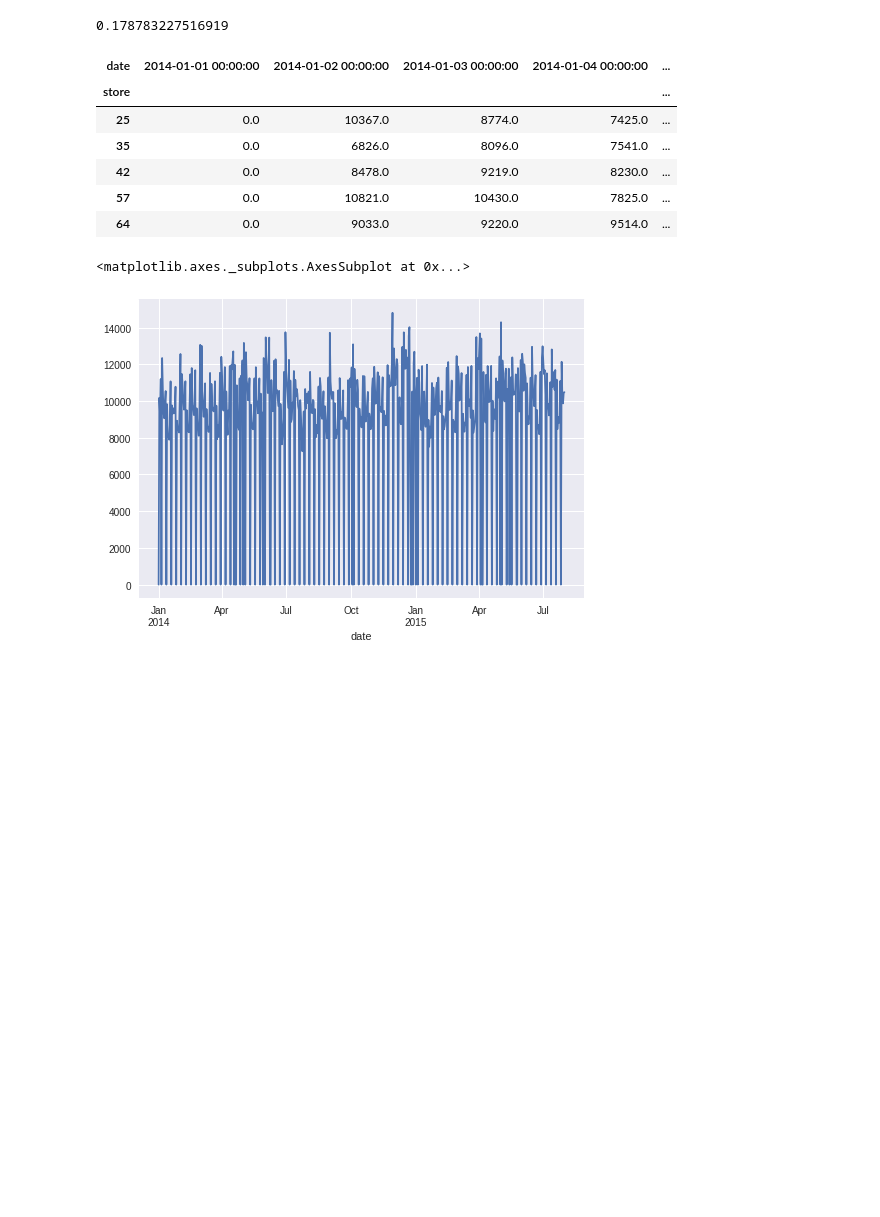
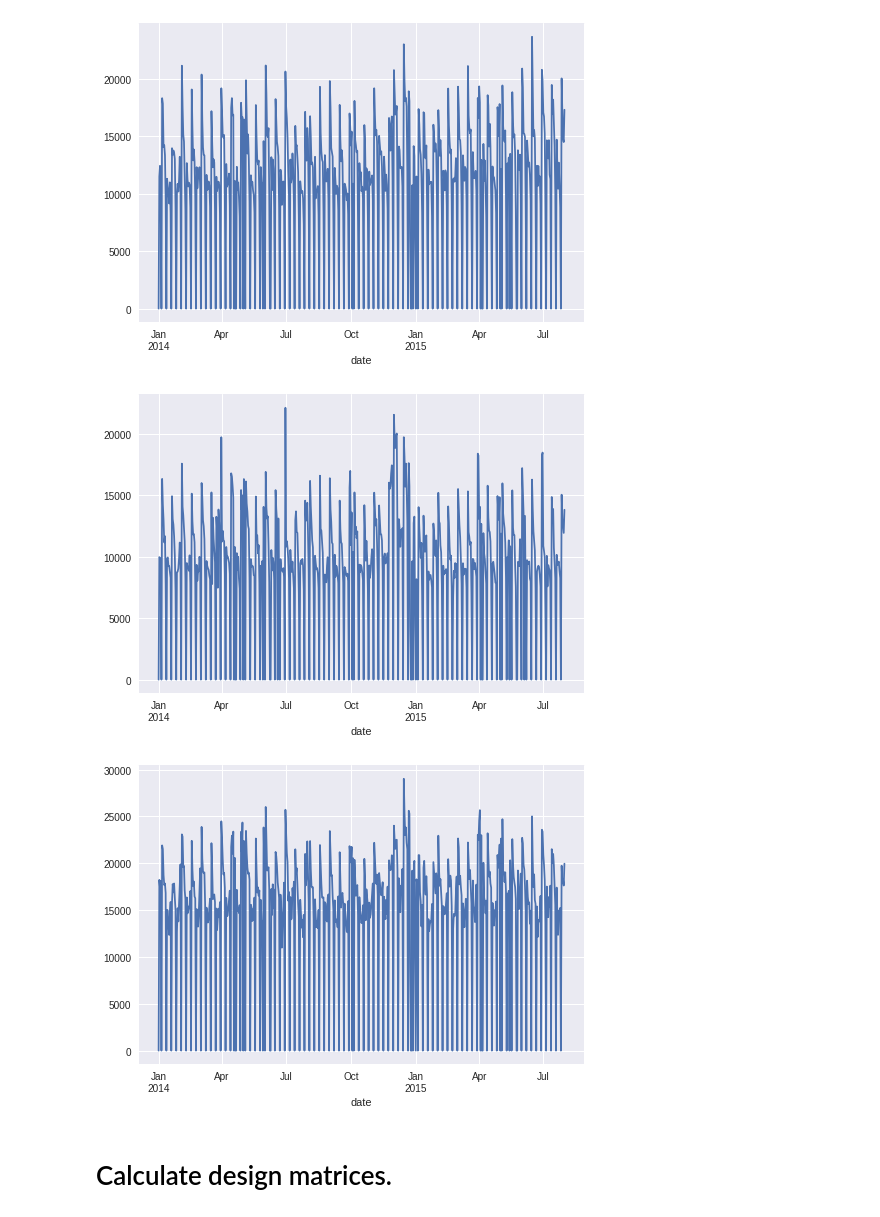
Before and after one commit to hahdawg/gbmclass, a Jupyter notebook: rossmann.ipynb, the cells around one changed output. Drawn from its saved outputs; the diff is of its cells as text; code cells hidden in the pictures; blank space fills up the shorter version.

```diff
--- a/rossmann.ipynb
+++ b/rossmann.ipynb
@@ -18,27 +21,19 @@ def load_data():
 # %%
 def compute_model_data(data):
   columns = ["sales", "open", "promo", "stateholiday", "schoolholiday"]
-  pivot = pd.pivot_table(data, index="store", columns="date")
+  pivot = pd.pivot_table(data, index="store", columns="date").fillna(0)
   res = {c: pivot[c] for c in columns}
+  res["sales"] = np.log1p(res["sales"])
   return res
 # %%
+data = load_data()
 model_data = compute_model_data(data)
-# %%
-data.schoolholiday.mean()
-# %% [output]
-0.178783227516919
-# %%
-sales.iloc[:5, :5]
-# %% [output]
-| date | 2014-01-01 00:00:00 | 2014-01-02 00:00:00 | 2014-01-03 00:00:00 | 2014-01-04 00:00:00 | ... |
-| store |  |  |  |  | ... |
-| 25 | 0.0 | 10367.0 | 8774.0 | 7425.0 | ... |
-| 35 | 0.0 | 6826.0 | 8096.0 | 7541.0 | ... |
-| 42 | 0.0 | 8478.0 | 9219.0 | 8230.0 | ... |
-| 57 | 0.0 | 10821.0 | 10430.0 | 7825.0 | ... |
-| 64 | 0.0 | 9033.0 | 9220.0 | 9514.0 | ... |
-# %%
-sales.iloc[6, :].plot()
-# %% [output]
-<matplotlib.axes._subplots.AxesSubplot at 0x...>
-[figure, removed]
+# %%
+random_store_idxs = [12, 36, 43]
+for i in random_store_idxs:
+  fig = plt.figure()
+  np.expm1(model_data["sales"]).iloc[i, :].plot()
+# %% [output]
+[figure, added]
+[figure, added]
+[figure, added]
@@ -44,0 +128,2 @@ sales.iloc[6, :].plot()
+# %% [markdown]
+# Calculate design matrices.
```
Also changed, not shown: parts of 12 cells of this notebook.
